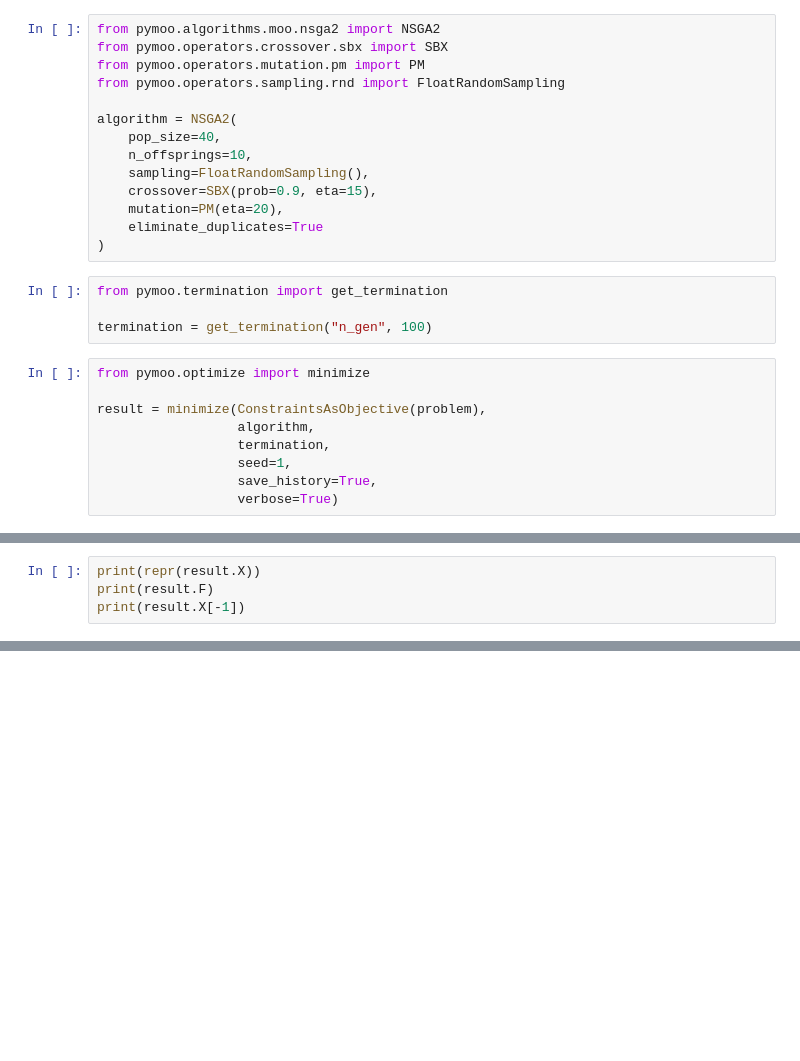
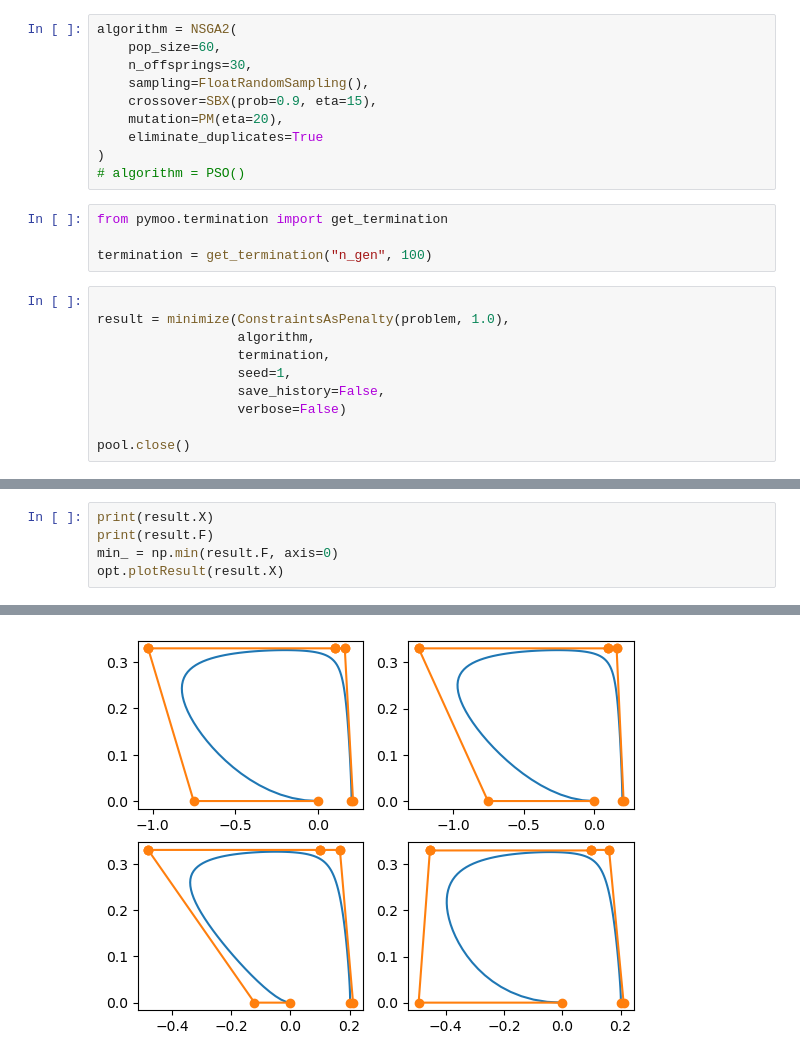
Before and after one commit to guanlunlu/MBD_Corgi_python, a Jupyter notebook: script/pymoo.ipynb, the cells around one changed output, grey strips where cells are left out. Cells and saved outputs as stored; diff of their text form; blank space fills up the shorter version.

```diff
--- a/script/pymoo.ipynb
+++ b/script/pymoo.ipynb
@@ -73,28 +91,25 @@ problem = CorgiProblem()
 # %%
-from pymoo.algorithms.moo.nsga2 import NSGA2
-from pymoo.operators.crossover.sbx import SBX
-from pymoo.operators.mutation.pm import PM
-from pymoo.operators.sampling.rnd import FloatRandomSampling
-
 algorithm = NSGA2(
-    pop_size=40,
-    n_offsprings=10,
+    pop_size=60,
+    n_offsprings=30,
     sampling=FloatRandomSampling(),
     crossover=SBX(prob=0.9, eta=15),
     mutation=PM(eta=20),
     eliminate_duplicates=True
 )
+# algorithm = PSO()
 # %%
 from pymoo.termination import get_termination
 
 termination = get_termination("n_gen", 100)
 # %%
-from pymoo.optimize import minimize
 
-result = minimize(ConstraintsAsObjective(problem),
+result = minimize(ConstraintsAsPenalty(problem, 1.0),
                   algorithm,
                   termination,
                   seed=1,
-                  save_history=True,
-                  verbose=True)
+                  save_history=False,
+                  verbose=False)
+
+pool.close()
 # %% [output]
@@ -118,5 +133,6 @@ iter 1031 cost -2.277896030590568
 # %%
-print(repr(result.X))
+print(result.X)
 print(result.F)
-print(result.X[-1])
+min_ = np.min(result.F, axis=0)
+opt.plotResult(result.X)
 # %% [output]
@@ -140,2 +156,3 @@ array([[ 3.18378372e-02,  3.55046204e-03,  1.59935284e-02,
+[figure, added]
 # %%
 # print(result.pop.get("X"))
```
Also changed, not shown: parts of 6 cells of this notebook, 13 other files.
